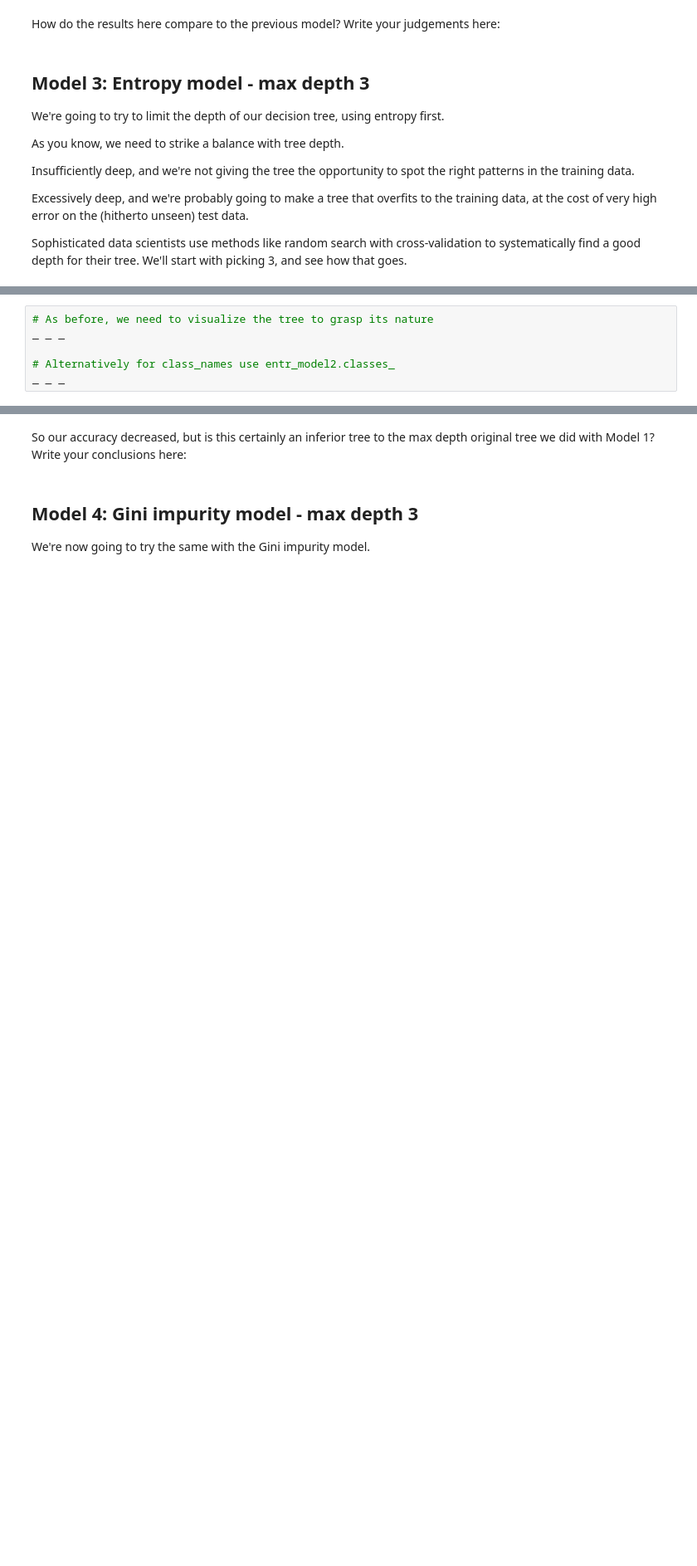
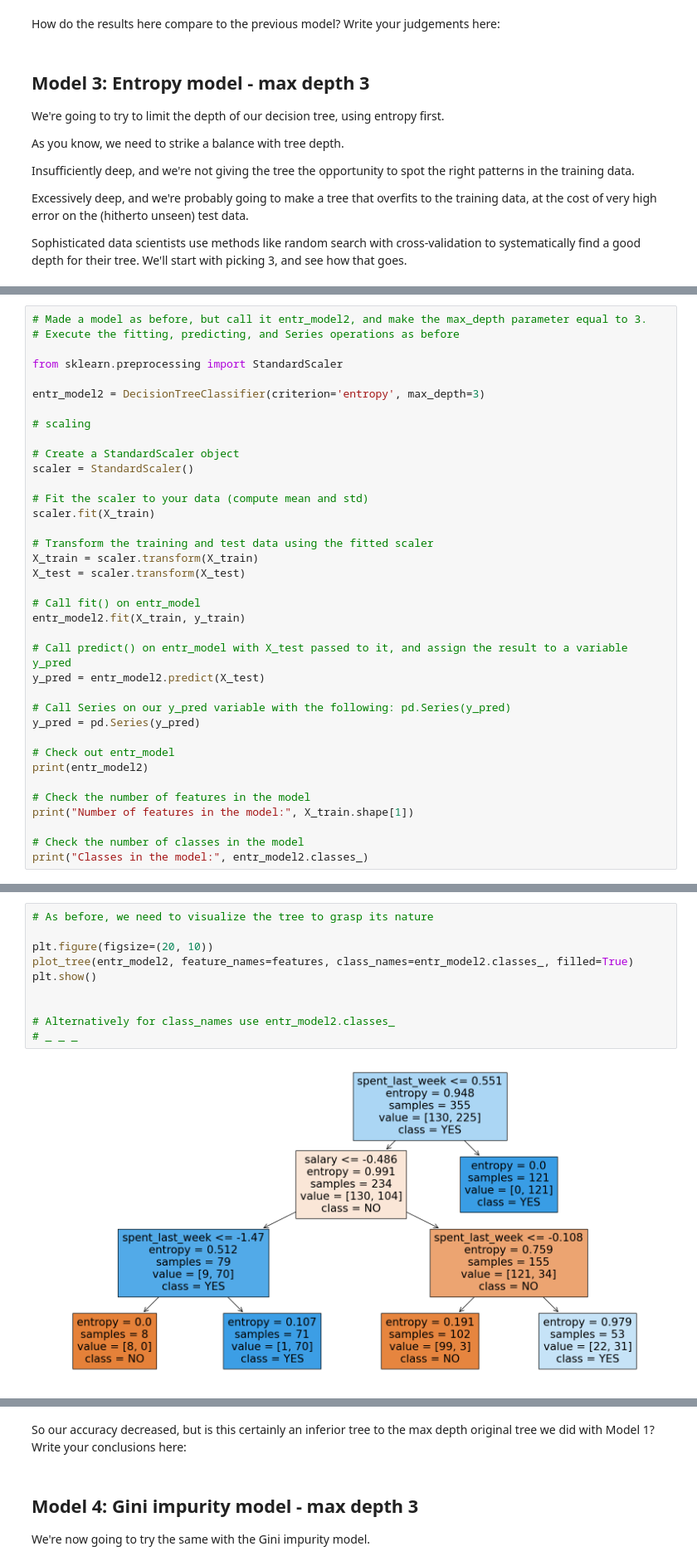
Before and after one commit to Zippart/Decision-Tree-Specialty-Coffee, a Jupyter notebook: Springboard Decision Tree Specialty Coffee Case Study - Tier 3.ipynb, the cells around one changed output, grey strips where cells are left out. Shown at 83% size. Drawn from its saved outputs; the diff is of its cells as text; blank space fills up the shorter version.

```diff
--- a/Springboard Decision Tree Specialty Coffee Case Study - Tier 3.ipynb
+++ b/Springboard Decision Tree Specialty Coffee Case Study - Tier 3.ipynb
@@ -465,0 +532,37 @@ _ _ _
+# %%
+# Made a model as before, but call it entr_model2, and make the max_depth parameter equal to 3.
+# Execute the fitting, predicting, and Series operations as before
+
+from sklearn.preprocessing import StandardScaler
+
+entr_model2 = DecisionTreeClassifier(criterion='entropy', max_depth=3)
+
+# scaling
+
+# Create a StandardScaler object
+scaler = StandardScaler()
+
+# Fit the scaler to your data (compute mean and std)
+scaler.fit(X_train)
+
+# Transform the training and test data using the fitted scaler
+X_train = scaler.transform(X_train)
+X_test = scaler.transform(X_test)
+
+# Call fit() on entr_model
+entr_model2.fit(X_train, y_train)
+
+# Call predict() on entr_model with X_test passed to it, and assign the result to a variable y_pred
+y_pred = entr_model2.predict(X_test)
+
+# Call Series on our y_pred variable with the following: pd.Series(y_pred)
+y_pred = pd.Series(y_pred)
+
+# Check out entr_model
+print(entr_model2)
+
+# Check the number of features in the model
+print("Number of features in the model:", X_train.shape[1])
+
+# Check the number of classes in the model
+print("Classes in the model:", entr_model2.classes_)
@@ -466,9 +573,15 @@ _ _ _
 # %%
 # As before, we need to visualize the tree to grasp its nature
-_ _ _
+
+plt.figure(figsize=(20, 10))
+plot_tree(entr_model2, feature_names=features, class_names=entr_model2.classes_, filled=True)
+plt.show()
+
 
 # Alternatively for class_names use entr_model2.classes_
-_ _ _
+# _ _ _
+# %% [output]
+[figure, added]
 # %%
 # Run this block for model evaluation
 print("Model Entropy model max depth 3")
```
Also changed, not shown: parts of 21 cells of this notebook.
